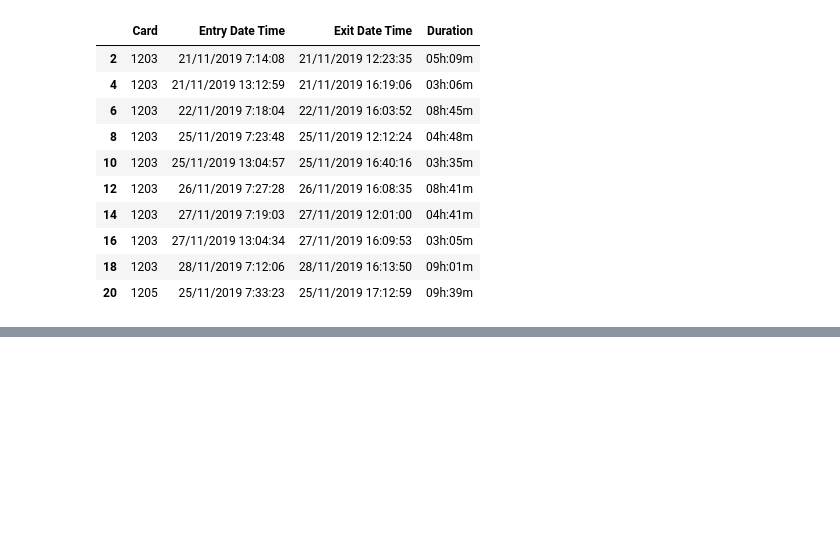
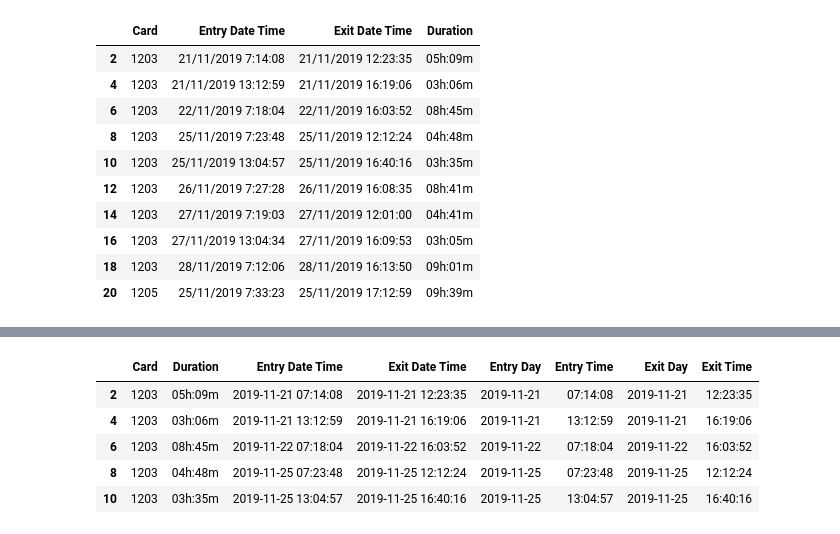
Before and after one commit to nobleartorigus/ParkingLotDS, a Jupyter notebook: Parking Lot.ipynb, the cells around one changed output, grey strips where cells are left out. Drawn from its saved outputs; the diff is of its cells as text; code cells hidden in the pictures; blank space fills up the shorter version.

```diff
--- a/Parking Lot.ipynb
+++ b/Parking Lot.ipynb
@@ -154,0 +209,9 @@ parking_lot.head(10)
+# %%
+result_info.head()
+# %% [output]
+|  | Card | Duration | Entry Date Time | Exit Date Time | Entry Day | Entry Time | Exit Day | Exit Time |
+| 2 | 1203 | 05h:09m | 2019-11-21 07:14:08 | 2019-11-21 12:23:35 | 2019-11-21 | 07:14:08 | 2019-11-21 | 12:23:35 |
+| 4 | 1203 | 03h:06m | 2019-11-21 13:12:59 | 2019-11-21 16:19:06 | 2019-11-21 | 13:12:59 | 2019-11-21 | 16:19:06 |
+| 6 | 1203 | 08h:45m | 2019-11-22 07:18:04 | 2019-11-22 16:03:52 | 2019-11-22 | 07:18:04 | 2019-11-22 | 16:03:52 |
+| 8 | 1203 | 04h:48m | 2019-11-25 07:23:48 | 2019-11-25 12:12:24 | 2019-11-25 | 07:23:48 | 2019-11-25 | 12:12:24 |
+| 10 | 1203 | 03h:35m | 2019-11-25 13:04:57 | 2019-11-25 16:40:16 | 2019-11-25 | 13:04:57 | 2019-11-25 | 16:40:16 |
```
Also changed, not shown: parts of 9 cells of this notebook.
